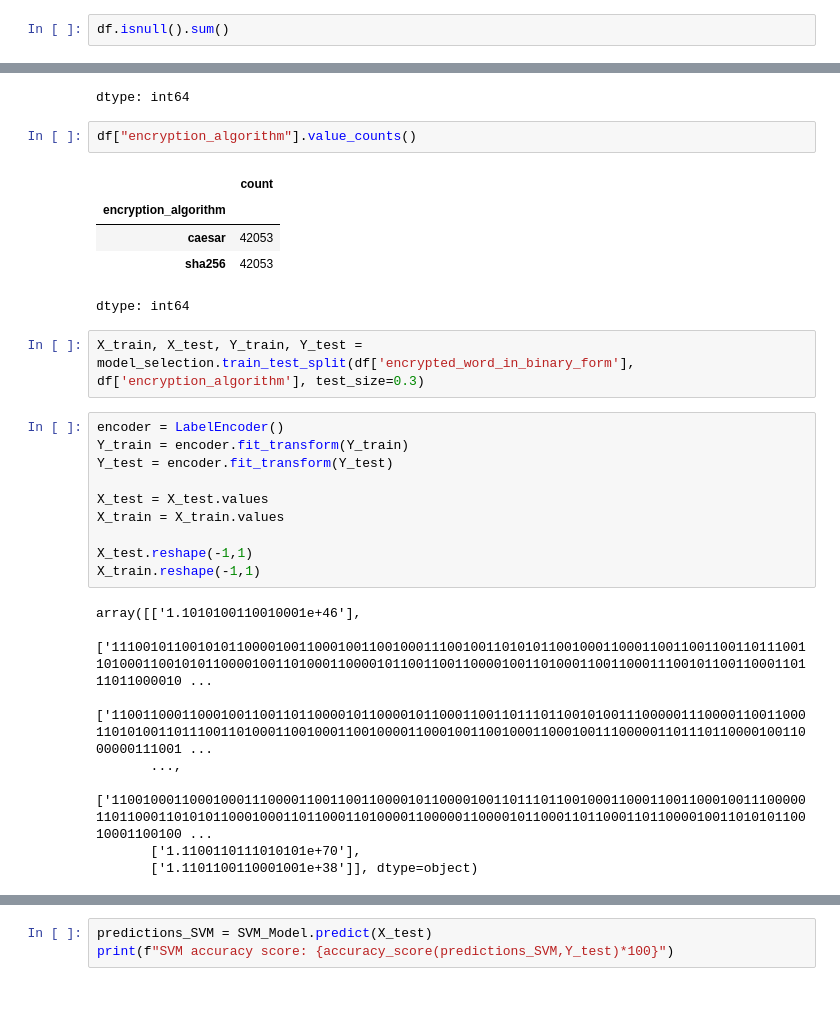
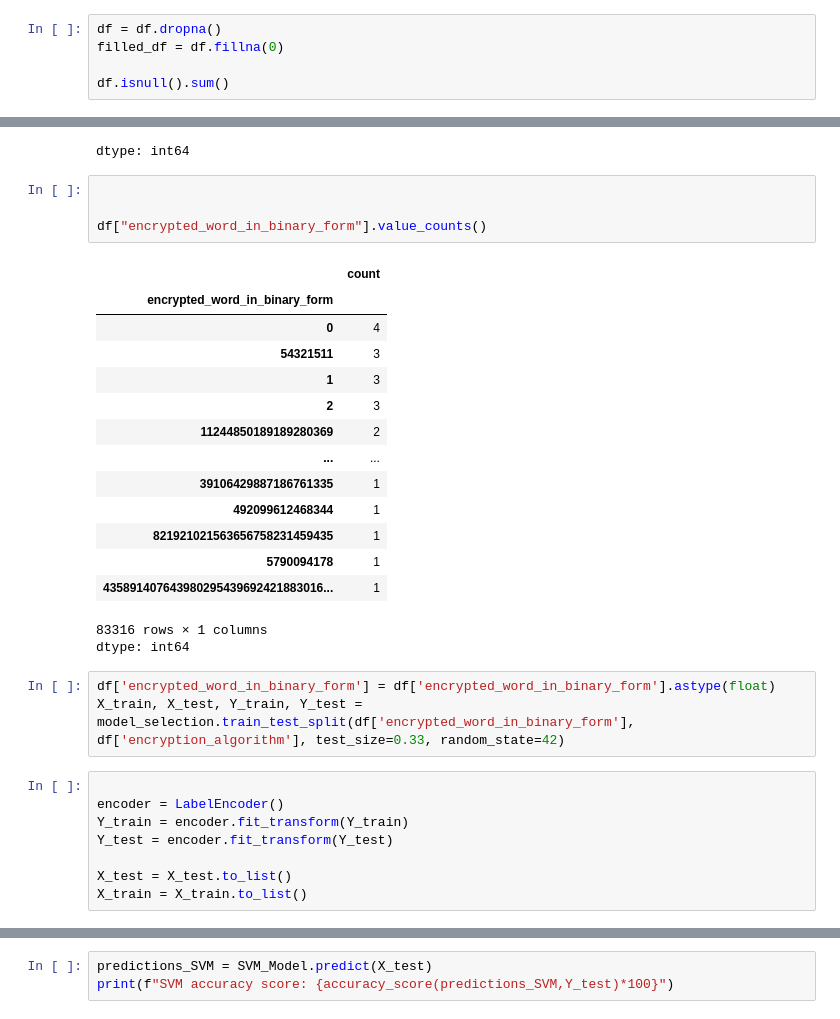
Before and after one commit to injchernomor/ml-libraries-project, a Jupyter notebook: notebooks/Untitled7.ipynb, the cells around one changed output, grey strips where cells are left out. Cells and saved outputs as stored; diff of their text form.

```diff
--- a/notebooks/Untitled7.ipynb
+++ b/notebooks/Untitled7.ipynb
@@ -28,4 +28,7 @@ df.head()
 # %%
+df = df.dropna()
+filled_df = df.fillna(0)
+
 df.isnull().sum()
 # %% [output]
 |  | 0 |
@@ -34,31 +37,34 @@ df.isnull().sum()
 | encryption_algorithm | 0 |
 | encrypted_word_in_binary_form | 0 |
 dtype: int64
-# %%
-df["encryption_algorithm"].value_counts()
-# %% [output]
-|  | count |
-| encryption_algorithm |  |
-| сaesar | 42053 |
-| sha256 | 42053 |
-dtype: int64
+# %%
+
+
+df["encrypted_word_in_binary_form"].value_counts()
+# %% [output]
+|  | count |
+| encrypted_word_in_binary_form |  |
+| 0 | 4 |
+| 54321511 | 3 |
+| 1 | 3 |
+| 2 | 3 |
+| 11244850189189280369 | 2 |
+| ... | ... |
+| 39106429887186761335 | 1 |
+| 492099612468344 | 1 |
+| 821921021563656758231459435 | 1 |
+| 5790094178 | 1 |
+| 435891407643980295439692421883016... | 1 |
+83316 rows × 1 columns
+dtype: int64
 # %%
-X_train, X_test, Y_train, Y_test = model_selection.train_test_split(df['encrypted_word_in_binary_form'], df['encryption_algorithm'], test_size=0.3)
+df['encrypted_word_in_binary_form'] = df['encrypted_word_in_binary_form'].astype(float)
+X_train, X_test, Y_train, Y_test = model_selection.train_test_split(df['encrypted_word_in_binary_form'], df['encryption_algorithm'], test_size=0.33, random_state=42)
 # %%
+
 encoder = LabelEncoder()
 Y_train = encoder.fit_transform(Y_train)
 Y_test = encoder.fit_transform(Y_test)
 
-X_test = X_test.values
-X_train = X_train.values
-
-X_test.reshape(-1,1)
-X_train.reshape(-1,1)
+X_test = X_test.to_list()
+X_train = X_train.to_list()
-# %% [output]
-array([['1.1010100110010001e+46'],
-       ['11100101100101011000010011000100110010001110010011010101100100011000110011001100110111001101000110010101100001001101000110000101100110011000010011010001100110001110010110011000110111011000010 ...
-       ['11001100011000100110011011000010110000101100011001101110110010100111000001110000110011000110101001101110011010001100100011001000011000100110010001100010011100000110111011000010011000000111001 ...
-       ...,
-       ['11001000110001000111000011001100110000101100001001101110110010001100011001100010011100000110110001101010110001000110110001101000011000001100001011000110110001101100001001101010110010001100100 ...
-       ['1.1100110111010101e+70'],
-       ['1.1101100110001001e+38']], dtype=object)
```
Also changed, not shown: parts of 4 cells of this notebook.
